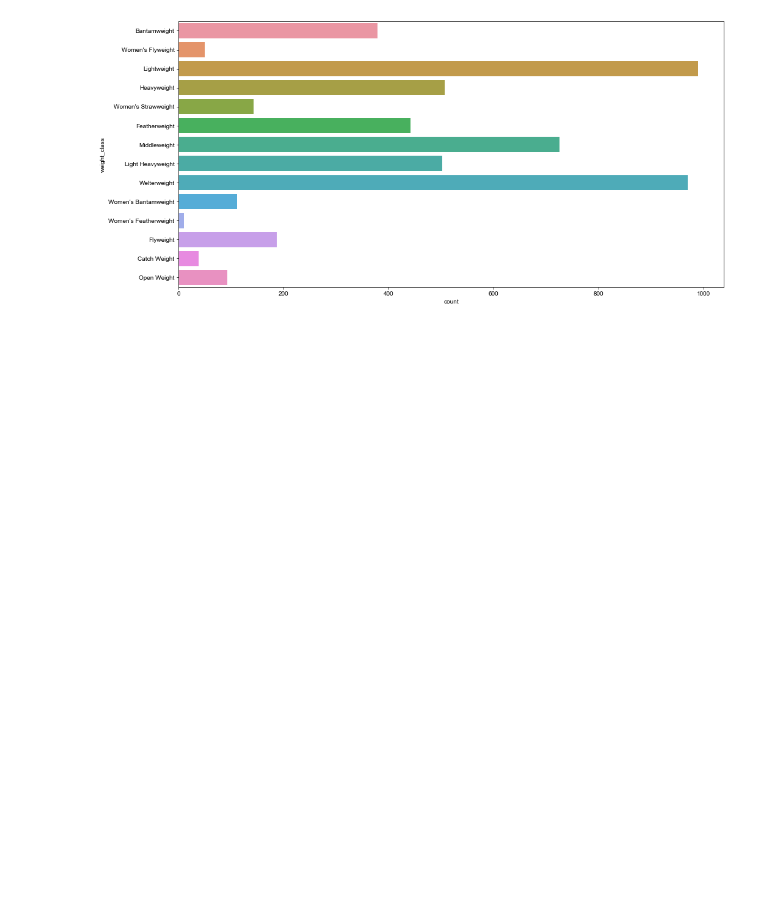
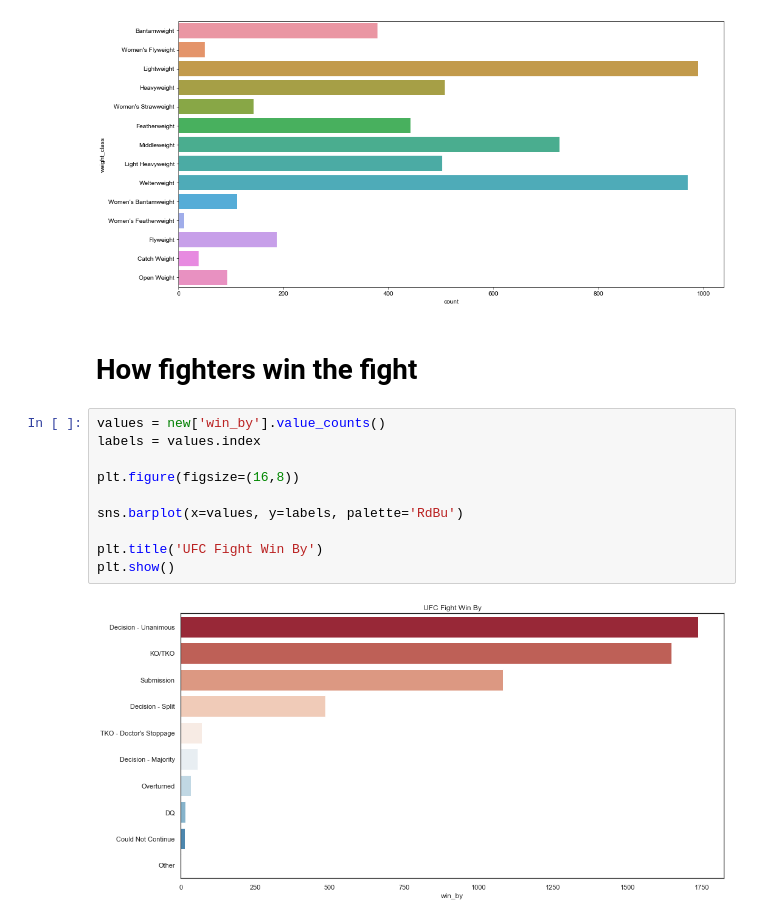
Before and after one commit to p4v10/ufc-dataset, a Jupyter notebook: ufc-visualizations.ipynb, the cells around one changed output. Cells and saved outputs as stored; diff of their text form; blank space fills up the shorter version.

```diff
--- a/ufc-visualizations.ipynb
+++ b/ufc-visualizations.ipynb
@@ -409,3 +409,17 @@ sns.set(style='white')
 plt.show()
 # %% [output]
 [figure]
+# %% [markdown]
+# How fighters win the fight
+# %%
+values = new['win_by'].value_counts()
+labels = values.index
+
+plt.figure(figsize=(16,8))
+
+sns.barplot(x=values, y=labels, palette='RdBu')
+
+plt.title('UFC Fight Win By')
+plt.show()
+# %% [output]
+[figure, added]
```
Also changed, not shown: parts of 2 cells of this notebook.
